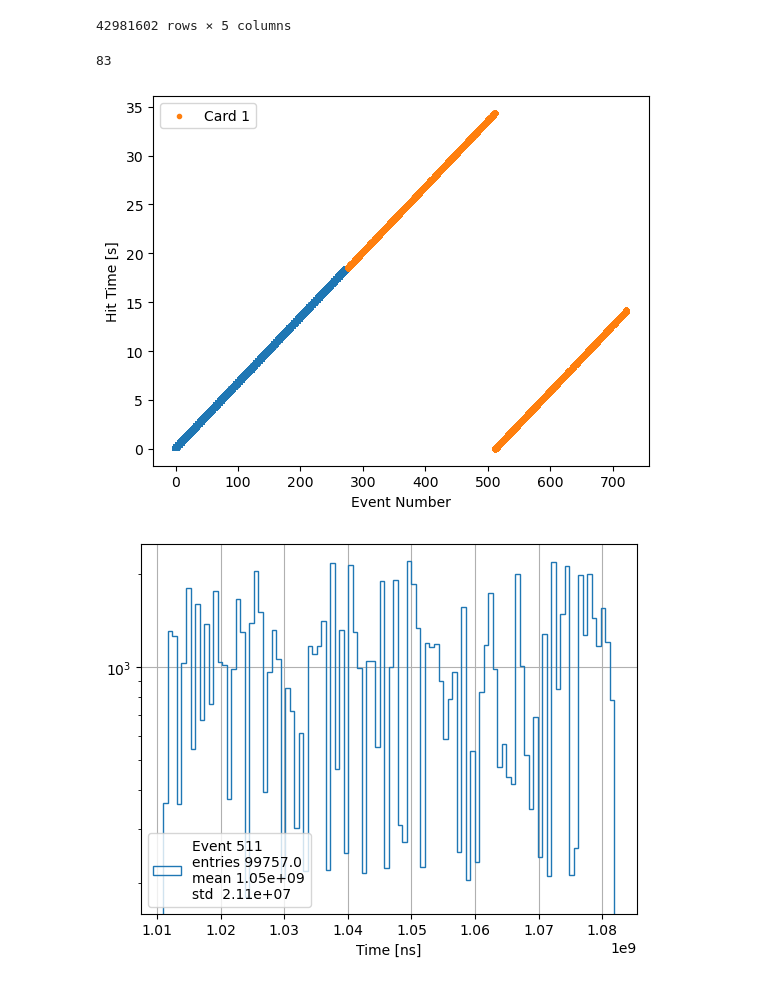
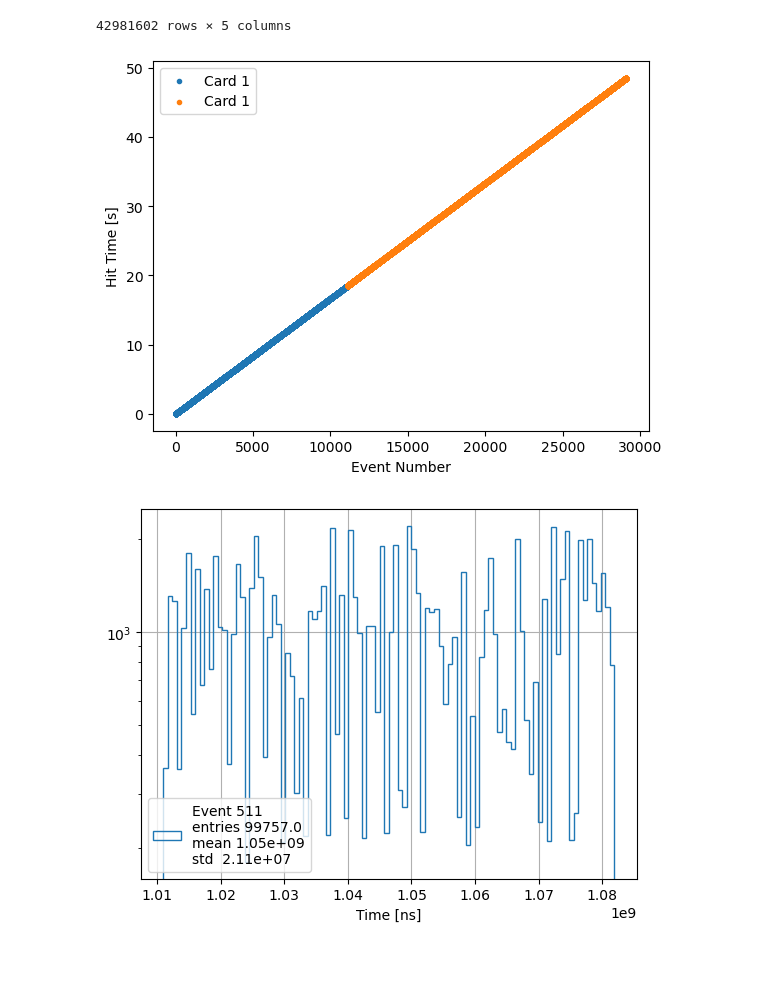
Before and after one commit to elenaramos44/nHits_trigger, a Jupyter notebook: NB/explore_data.ipynb, the cells around one changed output. Cells and saved outputs as stored; diff of their text form; code cells hidden in the pictures.

```diff
--- a/NB/explore_data.ipynb
+++ b/NB/explore_data.ipynb
@@ -19,4 +19,29 @@ from wcte.brbtools import sort_run_files, get_part_files, select_good_parts, get
 from wcte.brbtools import create_df_from_file, df_extend, filter_times_and_relocate_columns, df_mpmt_sumCharge
 from wcte.mapping  import id_names
 from tqdm          import tqdm
+# %%
+def create_df_from_file(files):
+    """
+    Input the information created with get_files_from_part.
+    Creates a Pandas DataFrame with the event, card, channel, charge and time information.
+    Returns the DataFrame.
+    """
+    cards        = files[0]
+    channels     = files[1]
+    charges      = files[2]
+    hit_times    = files[3]
+    window_times = files[4]
+
+    nevents = len(cards)
+    evts    = np.arange(nevents)
+    nhits   = [len(cards[ievt]) for ievt in evts]
+    evt_column = np.repeat(evts, nhits)
+    window_column = np.repeat(window_times, nhits)
+
+    xcards    = ak.flatten(cards)
+    xchannels = ak.flatten(channels)
+    xcharges  = ak.flatten(charges)
+    xtimes    = ak.flatten(hit_times)
+    df = pd.DataFrame({'evt':evt_column, 'window_time':window_column, 'card':xcards, 'channel':xchannels, 'charge':xcharges, "time":xtimes})
+    return df
 # %%
@@ -28,4 +73,4 @@ good_parts = select_good_parts(part_files, run_files)
 # %%
-df_part0 = create_df_from_file(get_files_from_part(good_parts[0], run_files))
+df_part0 = create_df_from_file(get_files_from_part(part_files[0], run_files))
 df_part0
 # %% [output]
@@ -45,5 +90,5 @@ df_part0
 # %%
-df_part1 = create_df_from_file(get_files_from_part(good_parts[1], run_files))
+df_part1 = create_df_from_file(get_files_from_part(part_files[1], run_files))
 events_offseted = df_part1.evt.values + (np.max(df_part0.evt) + 1)
 df_part1["evt"] = events_offseted
 df_part1
@@ -99,10 +144,6 @@ df_part3
 | 42981600 | 1616 | 46 | 16 | 62.0 | 5.442368e+09 |
 | 42981601 | 1616 | 46 | 13 | 152.0 | 5.442368e+09 |
 42981602 rows × 5 columns
-# %%
-len(df_part2.card.unique())
-# %% [output]
-83
 # %%
 cards = np.unique(df_part0["card"])
 # %%
@@ -131,22 +172,23 @@ with PdfPages('./figures/hit_time_rollover.pdf') as pdf:
 # %%
 card = 1
 
-# # Part 0
+# Part 0
 events_part0 = df_part0[(df_part0["card"].values == card)]["evt"].values
-times_part0  = df_part0[(df_part0["card"].values == card)]["time"].values
+times_part0  = df_part0[(df_part0["card"].values == card)]["time"].values + df_part0[(df_part0["card"].values == card)]["window_time"].values
 
 # Part 1
 events_part1 = df_part1[(df_part1["card"].values == card)]["evt"].values
-times_part1  = df_part1[(df_part1["card"].values == card)]["time"].values
+times_part1  = df_part1[(df_part1["card"].values == card)]["time"].values + df_part1[(df_part1["card"].values == card)]["window_time"].values
 
-plt.scatter(events_part0, times_part0/1e9, marker="_");
+plt.scatter(events_part0, times_part0/1e9, marker=".", label=f"Card {card}");
 plt.scatter(events_part1, times_part1/1e9, marker=".", label=f"Card {card}");
-# plt.xlim(200, 550);
+# plt.xlim(-1, 50);
+# plt.ylim(0, 1e8);
 plt.xlabel("Event Number");
 plt.ylabel("Hit Time [s]");
 plt.legend(loc="upper left");
 # %% [output]
-[figure, old version]
+[figure, new version]
 # %%
 part1_times_event_511 = df_part1[(df_part1["evt"].values == 511)]["time"].values
 part1_times_event_527 = df_part1[(df_part1["evt"].values == 527)]["time"].values
```
Also changed, not shown: parts of 10 cells of this notebook, 1 other file.
